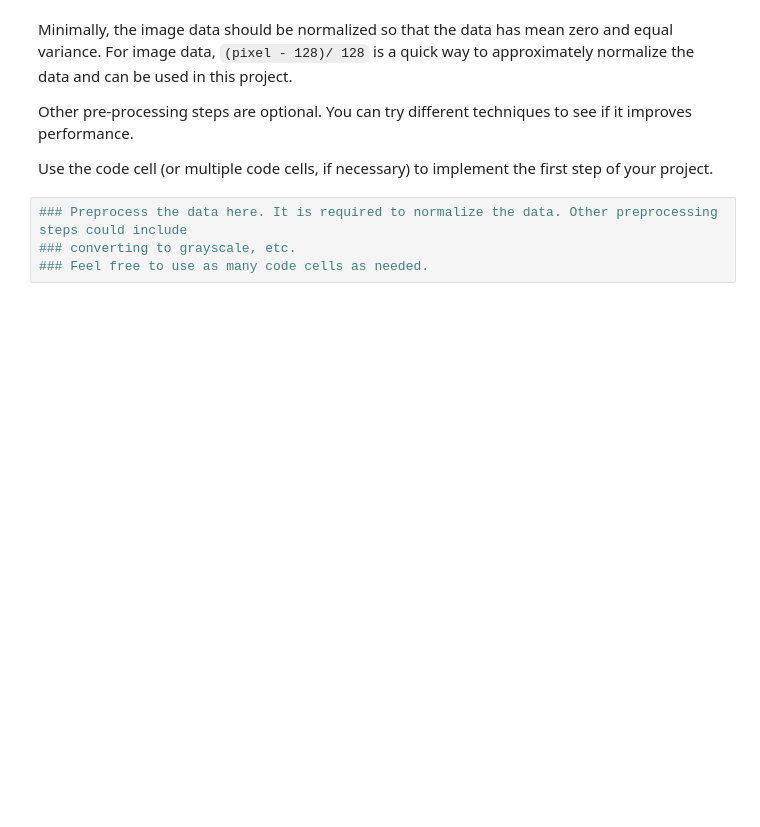
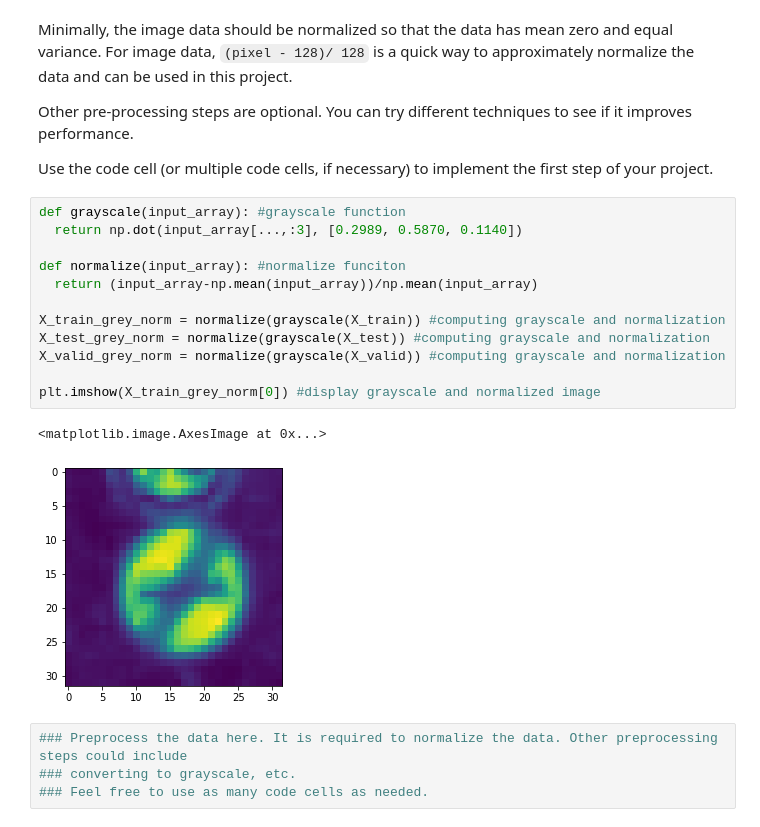
Before and after one commit to krapko96/self-driving-car-engineer-nanodegree, a Jupyter notebook: CV-DL-and-sensor-fusion/p3-traffic-sign-classifier/Traffic_Sign_Classifier_gcolab.ipynb, the cells around one changed output. Drawn from its saved outputs; the diff is of its cells as text; blank space fills up the shorter version.

```diff
--- a/CV-DL-and-sensor-fusion/p3-traffic-sign-classifier/Traffic_Sign_Classifier_gcolab.ipynb
+++ b/CV-DL-and-sensor-fusion/p3-traffic-sign-classifier/Traffic_Sign_Classifier_gcolab.ipynb
@@ -165,6 +165,21 @@ Minimally, the image data should be normalized so that the data has mean zero an
 Other pre-processing steps are optional. You can try different techniques to see if it improves performance.
 
 Use the code cell (or multiple code cells, if necessary) to implement the first step of your project.
+# %%
+def grayscale(input_array): #grayscale function
+  return np.dot(input_array[...,:3], [0.2989, 0.5870, 0.1140])
+
+def normalize(input_array): #normalize funciton
+  return (input_array-np.mean(input_array))/np.mean(input_array)
+
+X_train_grey_norm = normalize(grayscale(X_train)) #computing grayscale and normalization
+X_test_grey_norm = normalize(grayscale(X_test)) #computing grayscale and normalization
+X_valid_grey_norm = normalize(grayscale(X_valid)) #computing grayscale and normalization
+
+plt.imshow(X_train_grey_norm[0]) #display grayscale and normalized image
+# %% [output]
+<matplotlib.image.AxesImage at 0x...>
+[figure, added]
 # %%
 ### Preprocess the data here. It is required to normalize the data. Other preprocessing steps could include
 ### converting to grayscale, etc.
```
Also changed, not shown: parts of 7 cells of this notebook.
